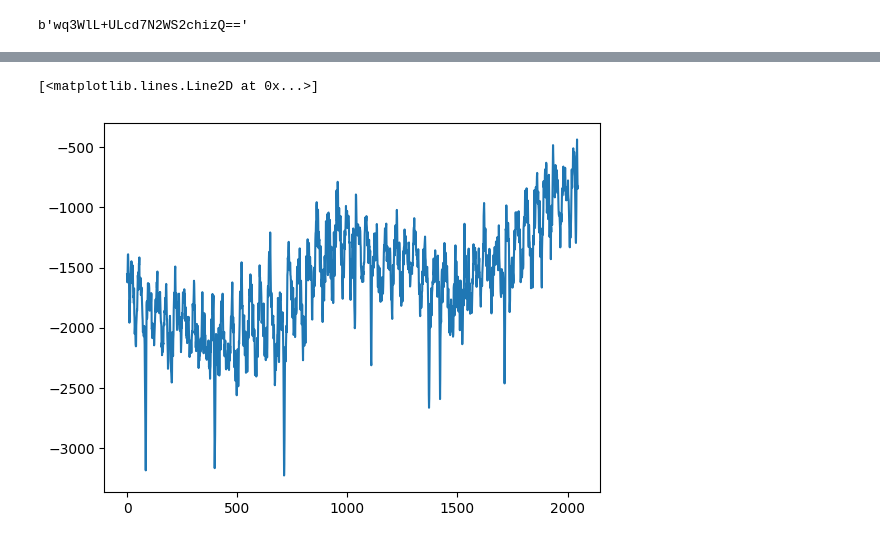
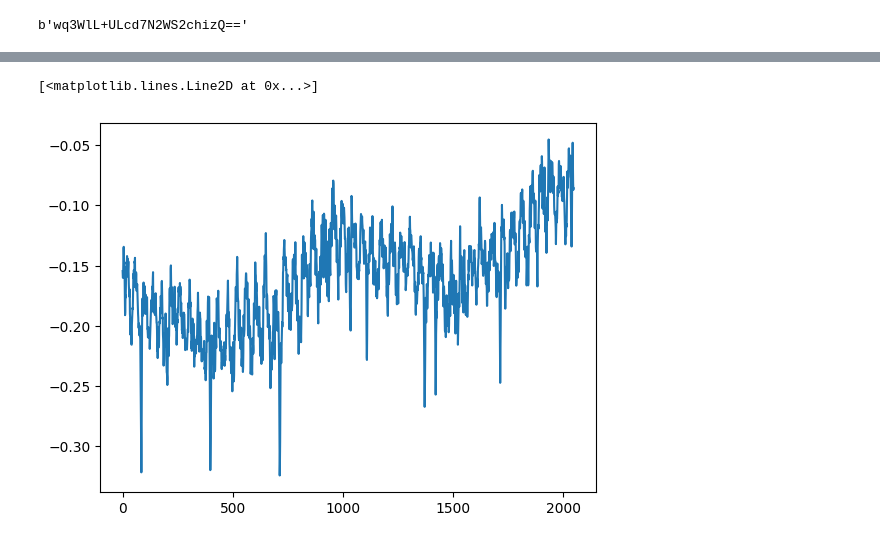
Before and after one commit to anirban21100/MIT-BIH, a Jupyter notebook: notebook-netsec-2024_v2.ipynb, the cells around one changed output, grey strips where cells are left out. Saved outputs shown, nothing was run; the diff lists cells and outputs as text; code cells hidden in the pictures.

```diff
--- a/notebook-netsec-2024_v2.ipynb
+++ b/notebook-netsec-2024_v2.ipynb
@@ -222,7 +222,7 @@ def embed(li,bits_li):
 # %%
 coeff_li = embed(arr_li,bits_list)
 
-coeff_li= [i/1000 for i in coeff_li]
+coeff_li= [i/10000 for i in coeff_li]
 
 x_ = []
 
@@ -236,12 +236,14 @@ plt.plot(x_, coeff_li)
 # %%
 coeff_li = embed(arr_li,bits_list_new)
+
+coeff_li= [i/10000 for i in coeff_li]
 
 x_ = []
 
 for i in range(len(coeff_li)):
     x_.append(i)
 
 plt.plot(x_, coeff_li)
 # %% [output]
 [<matplotlib.lines.Line2D at 0x...>]
-[figure, old version]
+[figure, new version]
```
Also changed, not shown: parts of 4 cells of this notebook.
